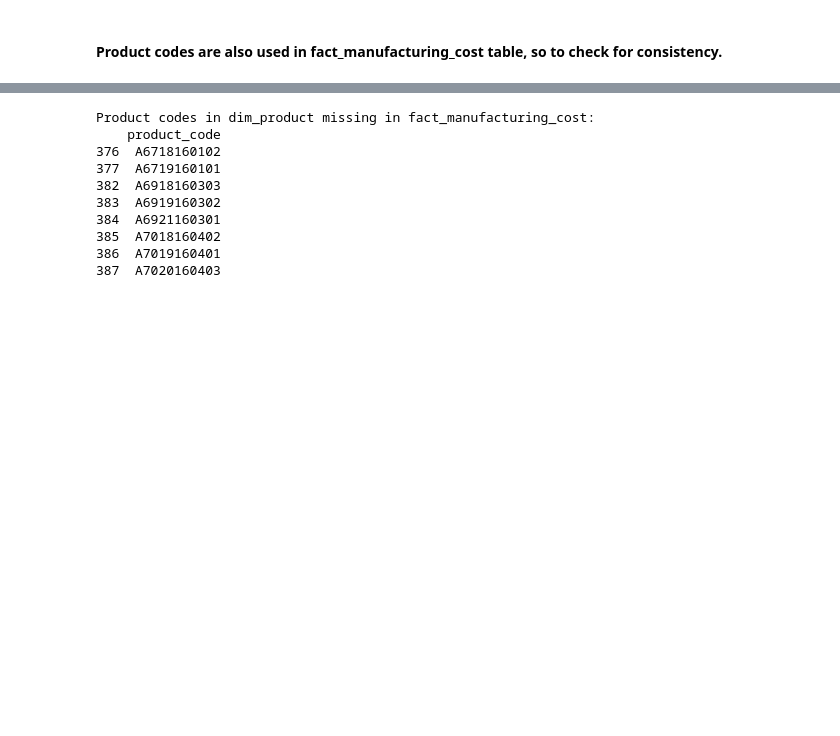
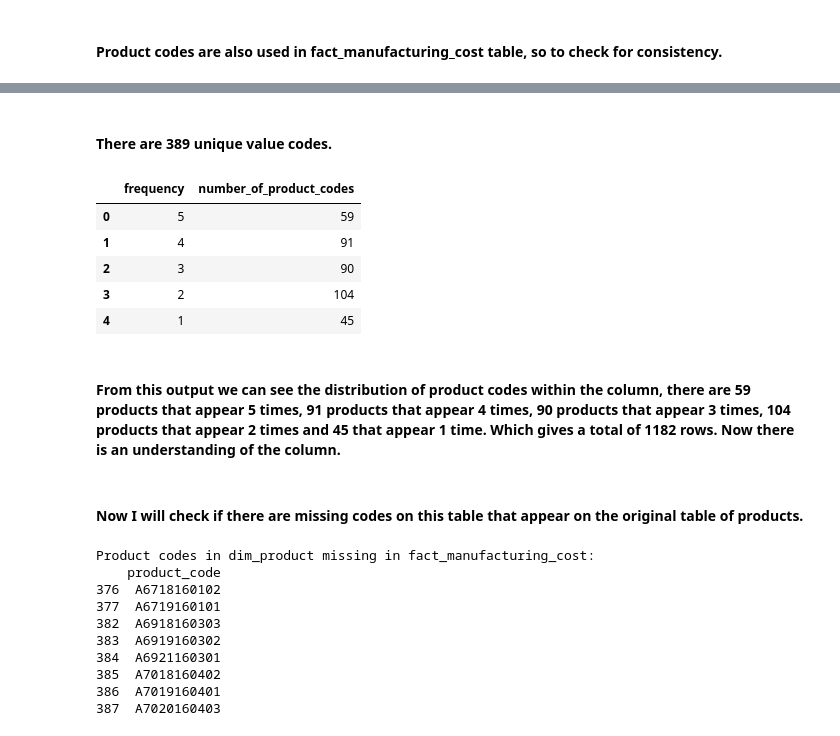
Before and after one commit to CesarChaparro1974/Financial_Analysis_Project, a Jupyter notebook: final_project.ipynb, the cells around one changed output, grey strips where cells are left out. Saved outputs shown, nothing was run; the diff lists cells and outputs as text; code cells hidden in the pictures; blank space fills up the shorter version.

```diff
--- a/final_project.ipynb
+++ b/final_project.ipynb
@@ -314,3 +319,28 @@ memory usage: 3.2+ KB
+# %% [markdown]
+#### There are 389 unique value codes.
+# %%
+# to see how many product codes appear exactly once, more than once, etc.
+more_frequent_codes = pd.read_sql_query("""SELECT frequency, COUNT(*) AS number_of_product_codes
+FROM (
+    SELECT product_code, COUNT(*) AS frequency
+    FROM fact_manufacturing_cost
+    GROUP BY product_code
+) AS frequency_table
+GROUP BY frequency
+ORDER BY frequency DESC;
+""", con)
+more_frequent_codes
+# %% [output]
+|  | frequency | number_of_product_codes |
+| 0 | 5 | 59 |
+| 1 | 4 | 91 |
+| 2 | 3 | 90 |
+| 3 | 2 | 104 |
+| 4 | 1 | 45 |
+# %% [markdown]
+#### From this output we can see the distribution of product codes within the column, there are 59 products that appear 5 times, 91 products that appear 4 times, 90 products that appear 3 times, 104 products that appear 2 times and 45 that appear 1 time. Which gives a total of 1182 rows. Now there is an understanding of the column.
+# %% [markdown]
+#### Now I will check if there are missing codes on this table that appear on the original table of products.
 # %%
 # check for missing product codes
 missing_in_fact_manufacturing = dim_product_codes[~dim_product_codes['product_code'].isin(fact_manufacturing_cost_codes['product_code'])]
```
Also changed, not shown: parts of 18 cells of this notebook.
